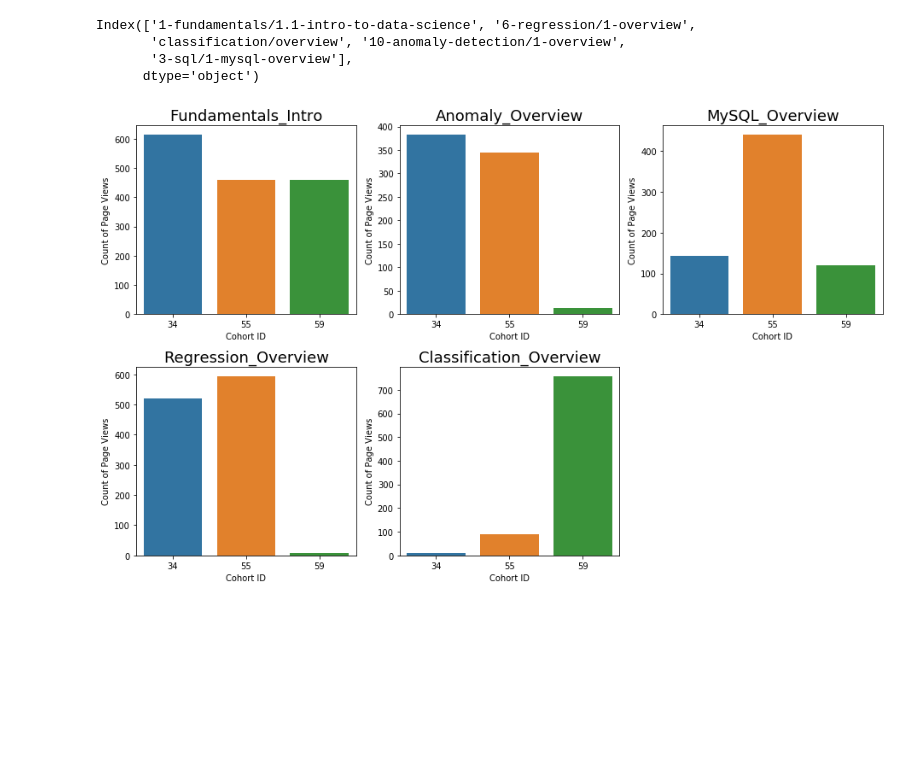
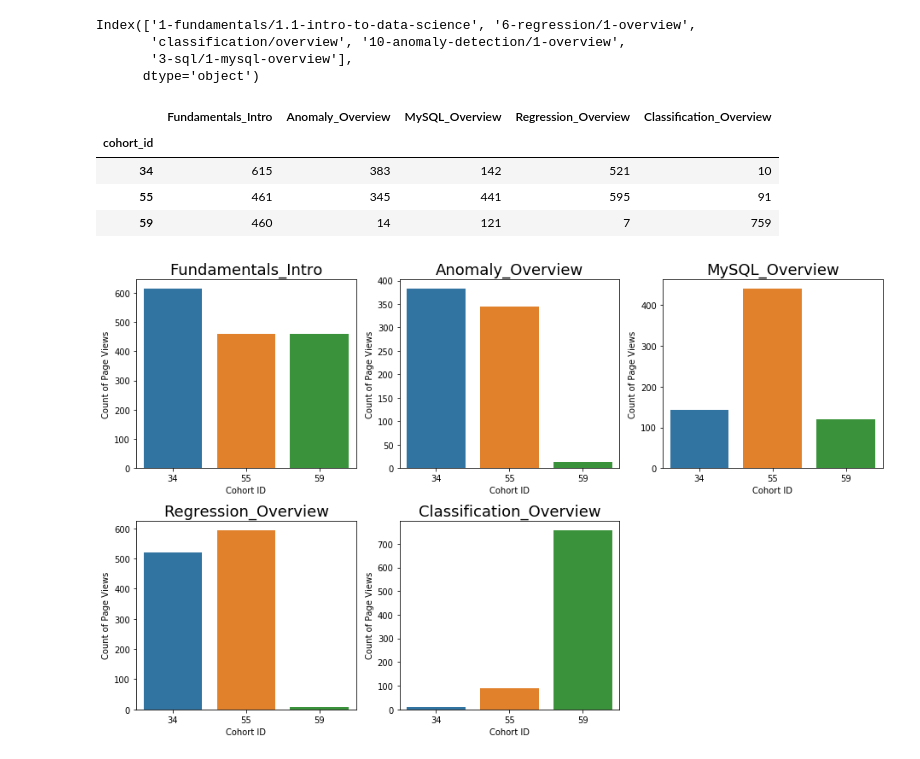
Before and after one commit to ThompsonBethany01/Analyzing-Web-Logs, a Jupyter notebook: Data_Analysis.ipynb, the cells around one changed output. Saved outputs shown, nothing was run; the diff lists cells and outputs as text; code cells hidden in the pictures; blank space fills up the shorter version.

```diff
--- a/Data_Analysis.ipynb
+++ b/Data_Analysis.ipynb
@@ -314,4 +337,12 @@ popular_DS = pd.crosstab(popular_DS.cohort_id, popular_DS.page_viewed)
 popular_DS.columns = ['Fundamentals_Intro','Anomaly_Overview','MySQL_Overview','Regression_Overview','Classification_Overview']
+# %%
+popular_DS
+# %% [output]
+|  | Fundamentals_Intro | Anomaly_Overview | MySQL_Overview | Regression_Overview | Classification_Overview |
+| cohort_id |  |  |  |  |  |
+| 34 | 615 | 383 | 142 | 521 | 10 |
+| 55 | 461 | 345 | 441 | 595 | 91 |
+| 59 | 460 | 14 | 121 | 7 | 759 |
 # %%
 x = 1
 plt.figure(figsize=(13,8))
```
Also changed, not shown: parts of 74 cells of this notebook.
